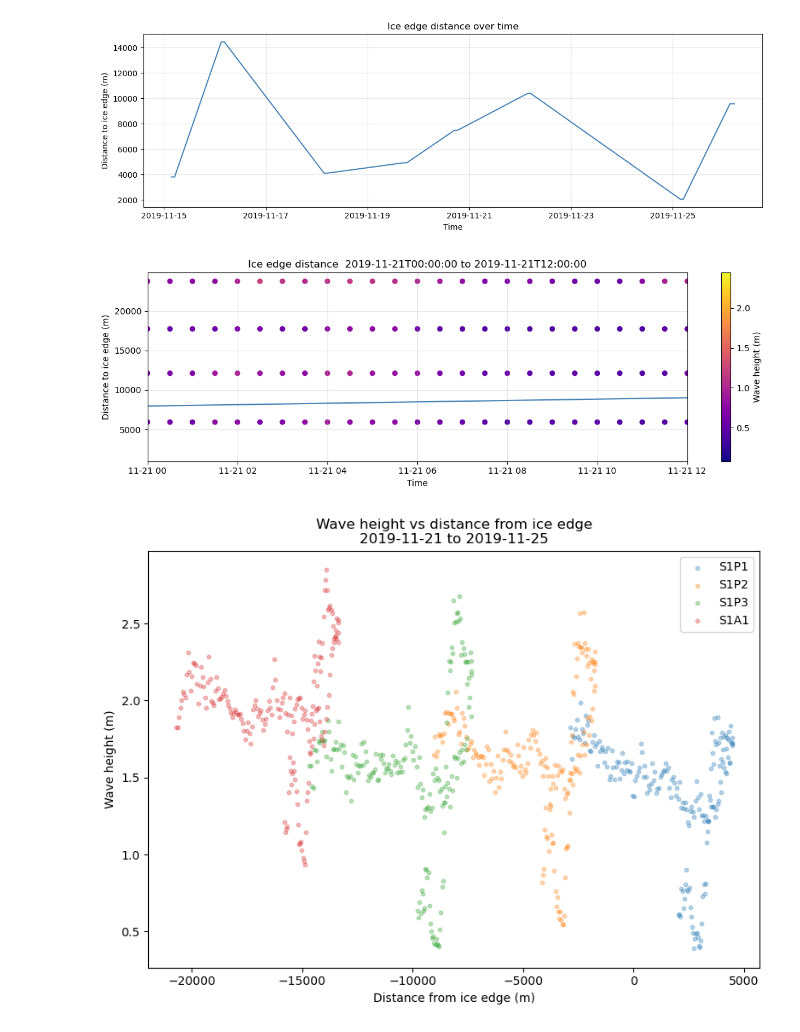
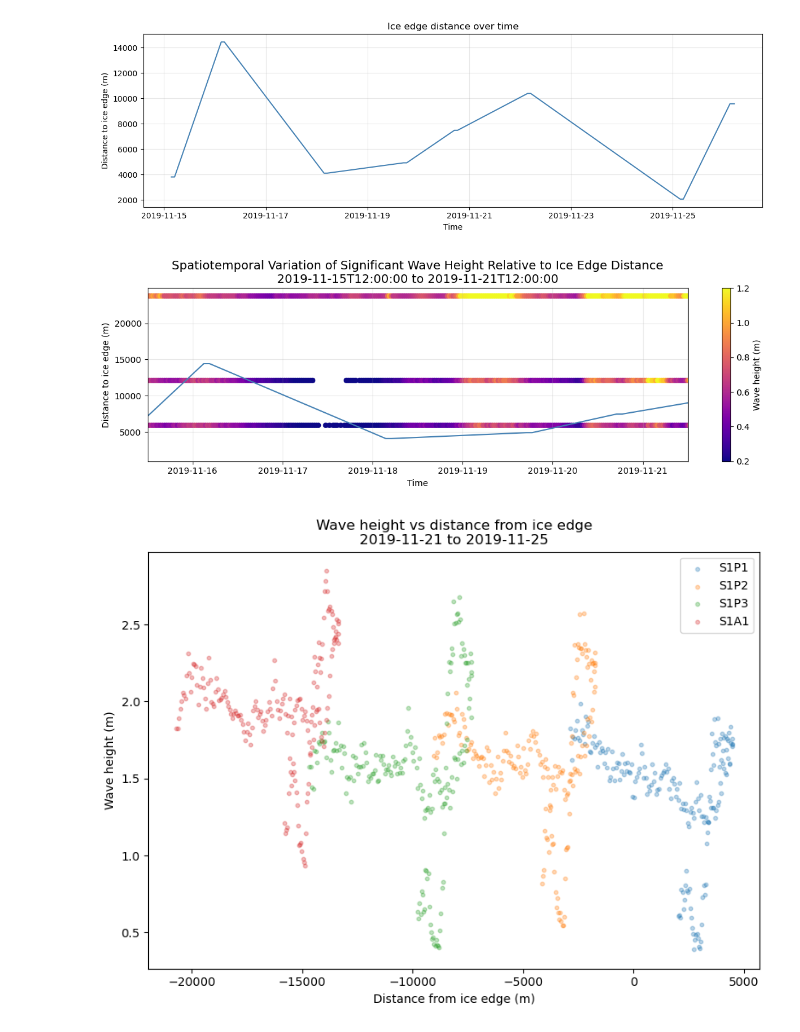
Before and after one commit to UW-GDA/Society_of_Bouy_Cowboys, a Jupyter notebook: Calculations /Figures_Analysis.ipynb, the cells around one changed output. Drawn from its saved outputs; the diff is of its cells as text; code cells hidden in the pictures.

```diff
--- a/Calculations /Figures_Analysis.ipynb
+++ b/Calculations /Figures_Analysis.ipynb
@@ -144,32 +143,33 @@ plt.show()
 [figure]
 # %%
 #Want an adjustable time scale to see which section is going to give the best results
-TIME_START = "2019-11-21T00:00:00"
+TIME_START = "2019-11-15T12:00:00"
 TIME_END   = "2019-11-21T12:00:00"
 
 ds_slice = final_ds.sel(time=slice(TIME_START, TIME_END))
 
 times = pd.to_datetime(final_ds["time"].values)
 dist  = final_ds["ice_edge_dist_m"].values
+vmin=0.2
+vmax=1.2
 
 fig, ax = plt.subplots(figsize=(12, 4))
 
 ax.plot(final_ds["time"], final_ds["ice_edge_dist_m"], color="steelblue", linewidth=1.5)
-sc_P1 = ax.scatter(S1P1["time"], S1P1["moor_dist_m"], c=S1P1["wave_height_m"], cmap="plasma", s=30)
-sc_P2 = ax.scatter(S1P2["time"], S1P2["moor_dist_m"], c=S1P2["wave_height_m"], cmap="plasma", s=30)
-sc_P3 = ax.scatter(S1P3["time"], S1P3["moor_dist_m"], c=S1P3["wave_height_m"], cmap="plasma", s=30)
-sc_A1 = ax.scatter(S1A1["time"], S1A1["moor_dist_m"], c=S1A1["wave_height_m"], cmap="plasma", s=30)
+sc_P1 = ax.scatter(S1P1["time"], S1P1["moor_dist_m"], c=S1P1["wave_height_m"], cmap="plasma", vmin=vmin, vmax=vmax,s=30)
+sc_P2 = ax.scatter(S1P2["time"], S1P2["moor_dist_m"], c=S1P2["wave_height_m"], cmap="plasma", vmin=vmin, vmax=vmax,s=30)
+#sc_P3 = ax.scatter(S1P3["time"], S1P3["moor_dist_m"], c=S1P3["wave_height_m"], cmap="plasma", vmin=vmin, vmax=vmax,s=30)
+sc_A1 = ax.scatter(S1A1["time"], S1A1["moor_dist_m"], c=S1A1["wave_height_m"], cmap="plasma", vmin=vmin, vmax=vmax,s=30)
 
 plt.colorbar(sc_P1, ax=ax, label="Wave height (m)")
 ax.set_xlim(pd.Timestamp(TIME_START), pd.Timestamp(TIME_END))
 ax.set_xlabel("Time")
 ax.set_ylabel("Distance to ice edge (m)")
-ax.set_title(f"Ice edge distance  {TIME_START} to {TIME_END}")
+ax.set_title(f"Spatiotemporal Variation of Significant Wave Height Relative to Ice Edge Distance\n{TIME_START} to {TIME_END}",fontsize=14)
 ax.grid(True, alpha=0.3)
-plt.tight_layout()
-plt.show()
+plt.tight_layout();
 # %% [output]
-[figure, old version]
+[figure, new version]
 # %%
 #Want an adjustable time scale to see which section is going to give the best results
 TIME_START = "2019-11-21"
```
Also changed, not shown: parts of 3 cells of this notebook, 3 other files.
